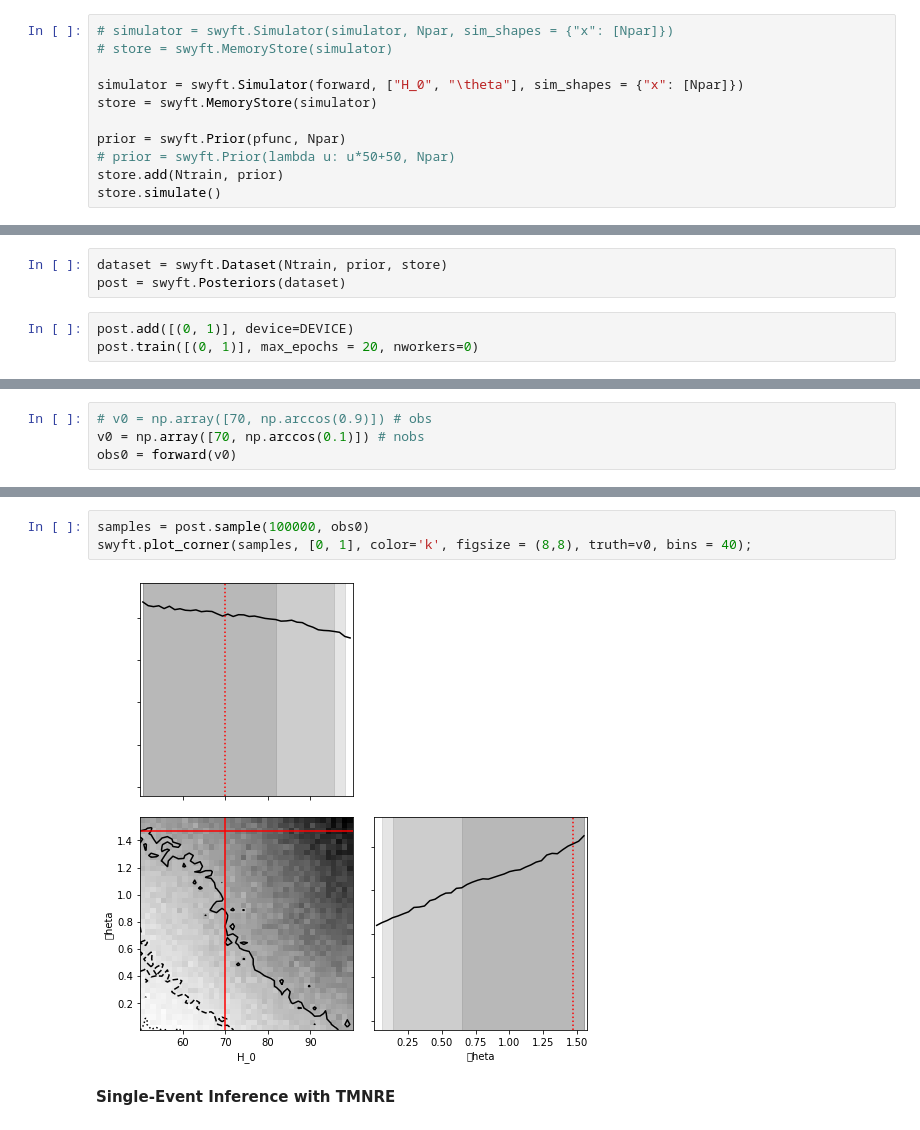
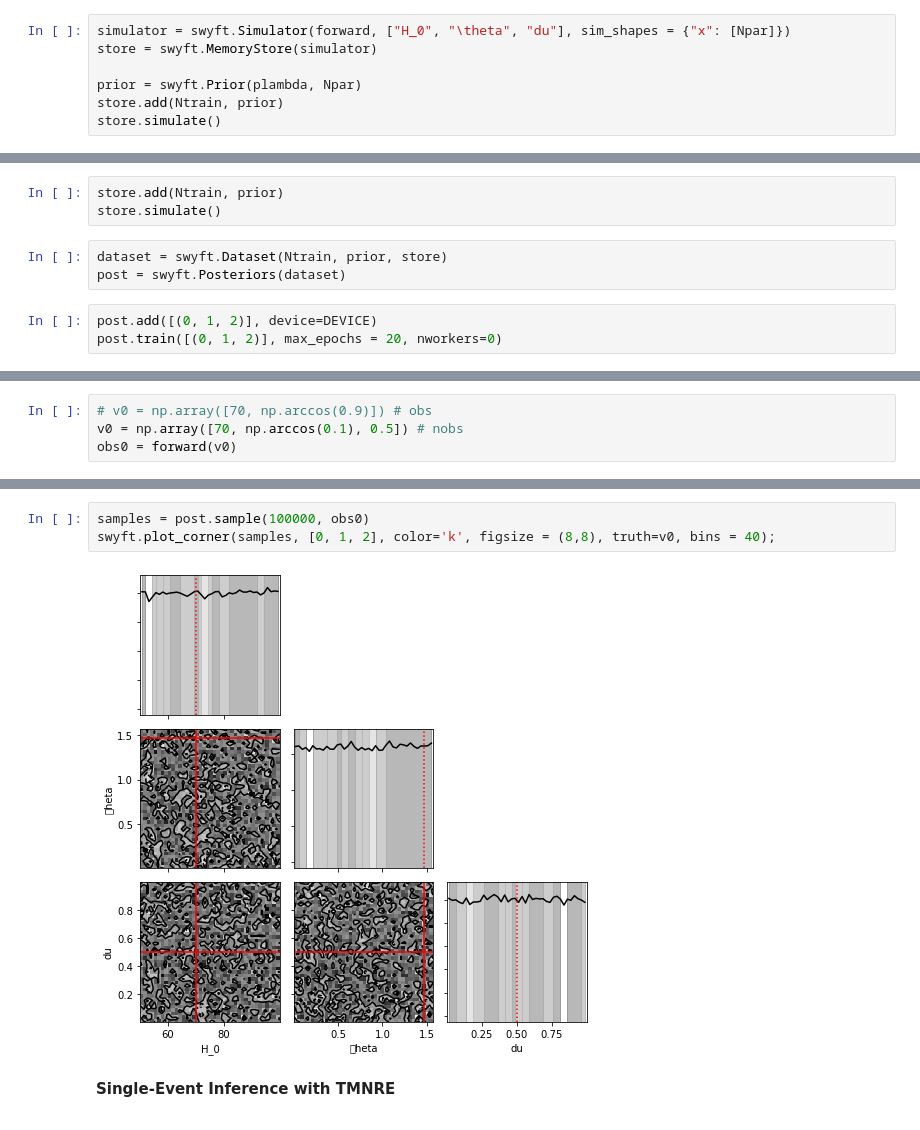
Before and after one commit to samgagnon/kilonova_sim, a Jupyter notebook: Baby's First Forward Model.ipynb, the cells around one changed output, grey strips where cells are left out. Cells and saved outputs as stored; diff of their text form.

```diff
--- a/Baby's First Forward Model.ipynb
+++ b/Baby's First Forward Model.ipynb
@@ -512,12 +503,8 @@ def pfunc(u):
 # %%
-# simulator = swyft.Simulator(simulator, Npar, sim_shapes = {"x": [Npar]})
-# store = swyft.MemoryStore(simulator)
-
-simulator = swyft.Simulator(forward, ["H_0", "\theta"], sim_shapes = {"x": [Npar]})
+simulator = swyft.Simulator(forward, ["H_0", "\theta", "du"], sim_shapes = {"x": [Npar]})
 store = swyft.MemoryStore(simulator)
 
-prior = swyft.Prior(pfunc, Npar)
-# prior = swyft.Prior(lambda u: u*50+50, Npar)
+prior = swyft.Prior(plambda, Npar)
 store.add(Ntrain, prior)
 store.simulate()
 # %% [output]
@@ -541,7 +528,10 @@ All walkers written.
+# %%
+store.add(Ntrain, prior)
+store.simulate()
 # %%
 dataset = swyft.Dataset(Ntrain, prior, store)
 post = swyft.Posteriors(dataset)
 # %%
-post.add([(0, 1)], device=DEVICE)
-post.train([(0, 1)], max_epochs = 20, nworkers=0)
+post.add([(0, 1, 2)], device=DEVICE)
+post.train([(0, 1, 2)], max_epochs = 20, nworkers=0)
 # %% [output]
@@ -549,6 +539,6 @@ Training: lr=0.001, Epoch=6, VL=1.396
 # %%
 # v0 = np.array([70, np.arccos(0.9)]) # obs
-v0 = np.array([70, np.arccos(0.1)]) # nobs
+v0 = np.array([70, np.arccos(0.1), 0.5]) # nobs
 obs0 = forward(v0)
 # %% [output]
 Input Vector: 70.0 0.1
@@ -571,8 +561,8 @@ All walkers written.
 # %%
 samples = post.sample(100000, obs0)
-swyft.plot_corner(samples, [0, 1], color='k', figsize = (8,8), truth=v0, bins = 40);
+swyft.plot_corner(samples, [0, 1, 2], color='k', figsize = (8,8), truth=v0, bins = 40);
 # %% [output]
-[figure, old version]
+[figure, new version]
 # %% [markdown]
 **Single-Event Inference with TMNRE**
 # %%
```
Also changed, not shown: parts of 26 cells of this notebook.
